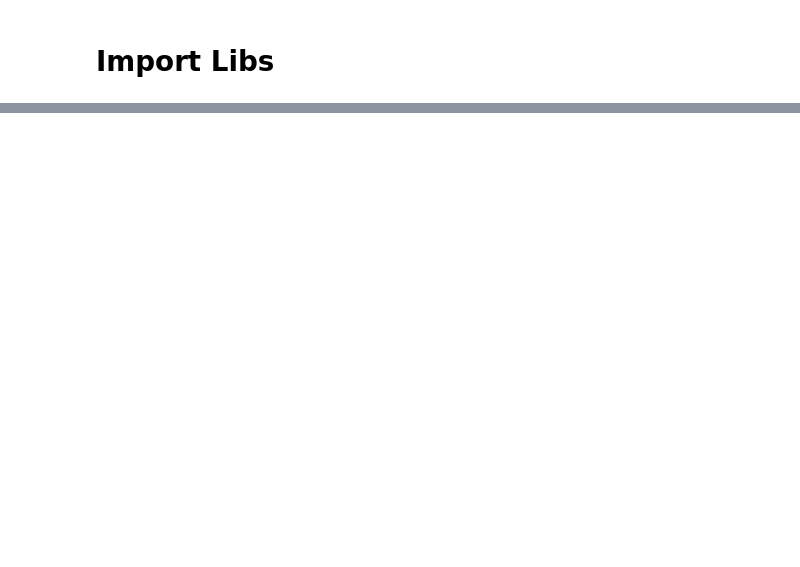
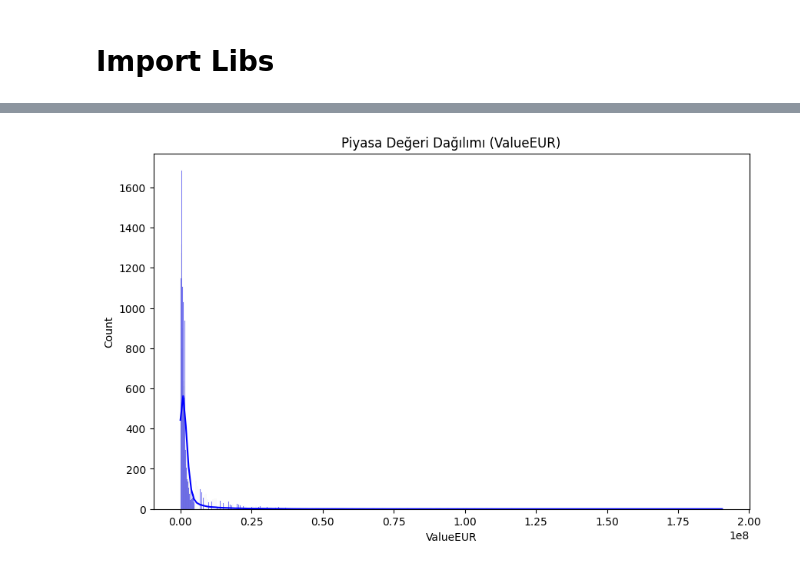
Before and after one commit to burakltnds/fifa23_futbolcu_piyasa_deger_tahmini, a Jupyter notebook: futbolcu_piyasa_deger_tahmini.ipynb, the cells around one changed output, grey strips where cells are left out. Drawn from its saved outputs; the diff is of its cells as text; code cells hidden in the pictures; blank space fills up the shorter version.

```diff
--- a/futbolcu_piyasa_deger_tahmini.ipynb
+++ b/futbolcu_piyasa_deger_tahmini.ipynb
@@ -18,0 +152,9 @@ from sklearn.pipeline import Pipeline
+# %%
+df.drop("ReleaseClause" , inplace = True , axis = 1)
+# %%
+plt.figure(figsize=(10,6))
+sns.histplot(df['ValueEUR'], kde=True,color='blue')
+plt.title('Piyasa Değeri Dağılımı (ValueEUR)')
+plt.show()
+# %% [output]
+[figure, added]
```
Also changed, not shown: parts of 20 cells of this notebook.
